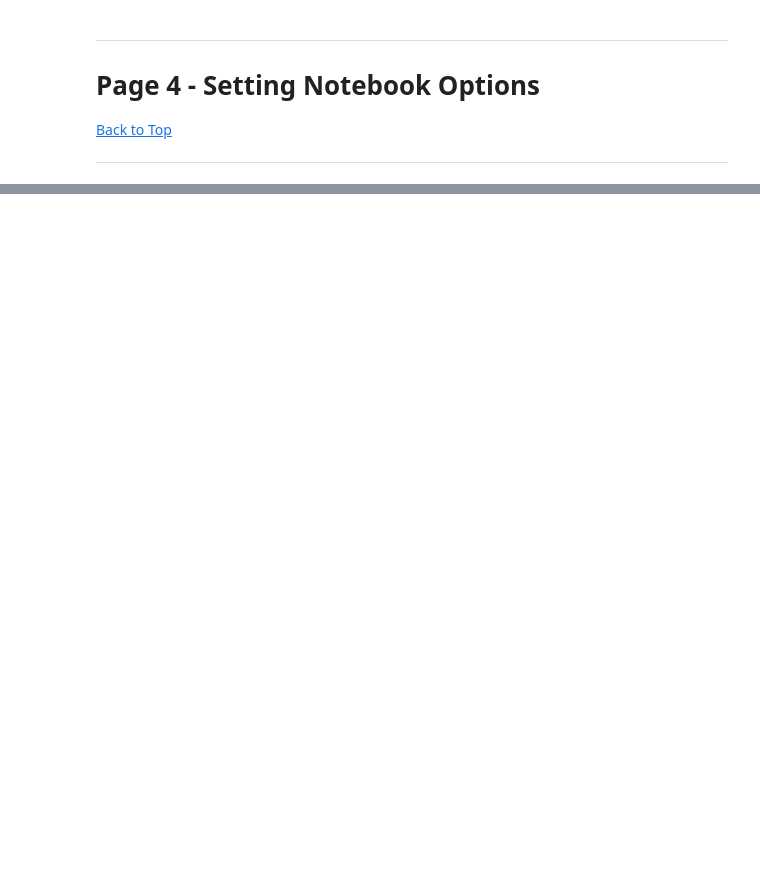
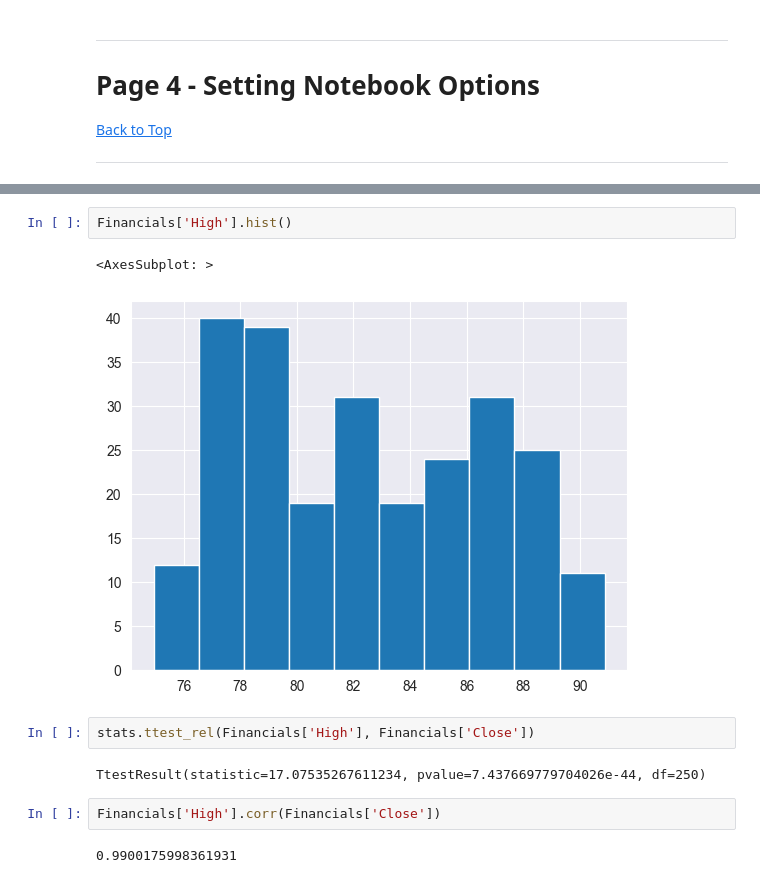
Before and after one commit to ChrisVerg/SmartInvest, a Jupyter notebook: Notebooks/Jorge.ipynb, the cells around one changed output, grey strips where cells are left out. Drawn from its saved outputs; the diff is of its cells as text; blank space fills up the shorter version.

```diff
--- a/Notebooks/Jorge.ipynb
+++ b/Notebooks/Jorge.ipynb
@@ -118,0 +342,13 @@ CD.head()
+# %%
+Financials['High'].hist()
+# %% [output]
+<AxesSubplot: >
+[figure, added]
+# %%
+stats.ttest_rel(Financials['High'], Financials['Close'])
+# %% [output]
+TtestResult(statistic=17.07535267611234, pvalue=7.437669779704026e-44, df=250)
+# %%
+Financials['High'].corr(Financials['Close'])
+# %% [output]
+0.9900175998361931
```
Also changed, not shown: parts of 49 cells of this notebook, 3 other files.
